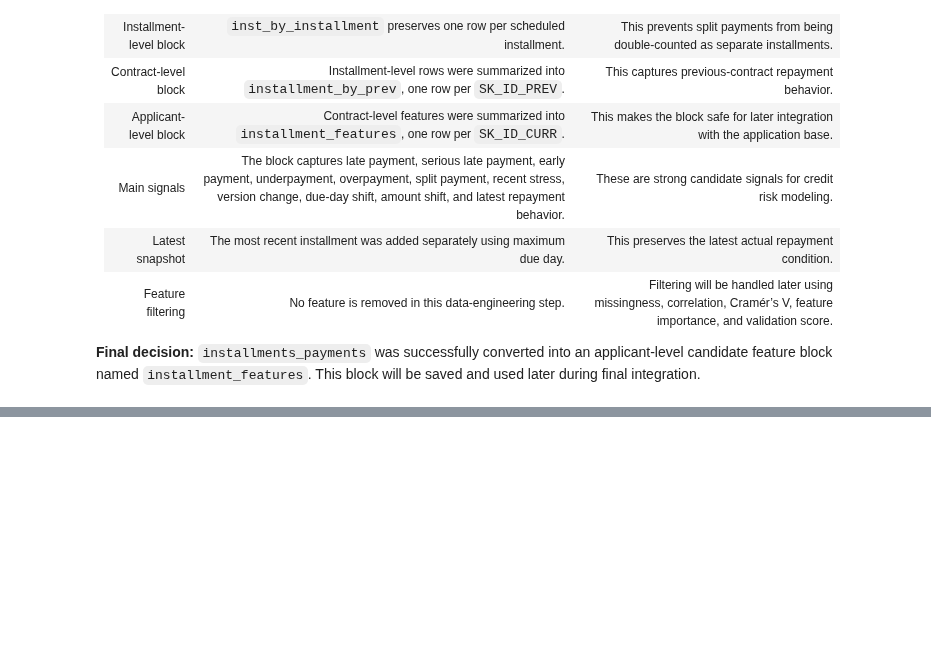
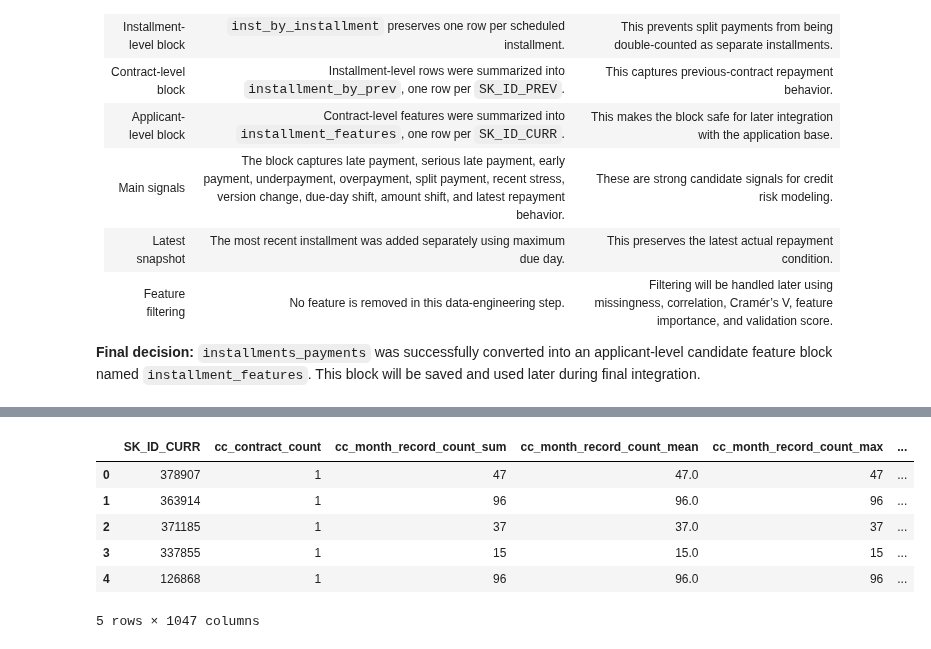
Before and after one commit to kawsar07ahmmed0712-rgb/Credit_Default_Risk, a Jupyter notebook: Notebook/1.Data_Integration.ipynb, the cells around one changed output, grey strips where cells are left out. Drawn from its saved outputs; the diff is of its cells as text; code cells hidden in the pictures; blank space fills up the shorter version.

```diff
--- a/Notebook/1.Data_Integration.ipynb
+++ b/Notebook/1.Data_Integration.ipynb
@@ -4729,0 +5746,79 @@ installment_features
+# %%
+# 2.5.6 Latest credit card monthly snapshot by applicant
+
+latest_cc_by_applicant = (
+    cc.sort_values(
+        ["SK_ID_CURR", "MONTHS_BALANCE", "AMT_BALANCE", "SK_ID_PREV"],
+        ascending=[True, False, False, True]
+    )
+    .drop_duplicates("SK_ID_CURR")
+    .reset_index(drop=True)
+)
+
+latest_cc_features = latest_cc_by_applicant[["SK_ID_CURR"]].copy()
+
+latest_cc_feature_map = {
+    "MONTHS_BALANCE": "cc_latest_months_balance",
+    "cc_status_active": "cc_latest_status_active_flag",
+    "cc_status_completed": "cc_latest_status_completed_flag",
+    "cc_status_signed": "cc_latest_status_signed_flag",
+    "cc_status_demand": "cc_latest_status_demand_flag",
+    "cc_status_refused": "cc_latest_status_refused_flag",
+    "cc_status_approved": "cc_latest_status_approved_flag",
+    "cc_status_canceled": "cc_latest_status_canceled_flag",
+    "AMT_BALANCE": "cc_latest_balance",
+    "AMT_CREDIT_LIMIT_ACTUAL": "cc_latest_credit_limit",
+    "cc_credit_utilization": "cc_latest_credit_utilization",
+    "cc_credit_utilization_capped": "cc_latest_credit_utilization_capped",
+    "AMT_TOTAL_RECEIVABLE": "cc_latest_total_receivable",
+    "AMT_RECEIVABLE_PRINCIPAL": "cc_latest_principal_receivable",
+    "AMT_RECIVABLE": "cc_latest_recivable",
+    "cc_total_receivable_to_limit": "cc_latest_total_receivable_to_limit",
+    "AMT_PAYMENT_CURRENT": "cc_latest_payment_current",
+    "AMT_PAYMENT_TOTAL_CURRENT": "cc_latest_payment_total",
+    "AMT_INST_MIN_REGULARITY": "cc_latest_min_instalment",
+    "cc_payment_to_balance_ratio": "cc_latest_payment_to_balance_ratio",
+    "cc_payment_to_min_inst_ratio": "cc_latest_payment_to_min_inst_ratio",
+    "cc_payment_less_than_min_instalment": "cc_latest_payment_less_than_min_flag",
+    "cc_no_payment_with_balance": "cc_latest_no_payment_with_balance_flag",
+    "AMT_DRAWINGS_CURRENT": "cc_latest_drawing_amount",
+    "CNT_DRAWINGS_CURRENT": "cc_latest_drawing_count",
+    "cc_has_drawing": "cc_latest_has_drawing_flag",
+    "cc_has_atm_drawing": "cc_latest_has_atm_drawing_flag",
+    "cc_has_pos_drawing": "cc_latest_has_pos_drawing_flag",
+    "cc_atm_drawing_share": "cc_latest_atm_drawing_share",
+    "cc_pos_drawing_share": "cc_latest_pos_drawing_share",
+    "SK_DPD": "cc_latest_dpd",
+    "SK_DPD_DEF": "cc_latest_dpd_def",
+    "cc_has_dpd": "cc_latest_has_dpd",
+    "cc_has_dpd_def": "cc_latest_has_dpd_def",
+    "cc_dpd_30plus": "cc_latest_dpd_30plus_flag",
+    "cc_dpd_60plus": "cc_latest_dpd_60plus_flag",
+    "cc_dpd_90plus": "cc_latest_dpd_90plus_flag",
+    "cc_high_utilization_80plus": "cc_latest_high_utilization_80plus_flag",
+    "cc_high_utilization_100plus": "cc_latest_high_utilization_100plus_flag",
+    "cc_over_limit_flag": "cc_latest_over_limit_flag",
+    "cc_invalid_credit_limit": "cc_latest_invalid_credit_limit_flag",
+}
+
+for source_col, new_col in latest_cc_feature_map.items():
+    if source_col in latest_cc_by_applicant.columns:
+        latest_cc_features[new_col] = latest_cc_by_applicant[source_col]
+
+credit_card_features = credit_card_features.merge(
+    latest_cc_features,
+    on="SK_ID_CURR",
+    how="left"
+)
+
+credit_card_features = credit_card_features.replace([np.inf, -np.inf], np.nan)
+
+credit_card_features.head()
+# %% [output]
+|  | SK_ID_CURR | cc_contract_count | cc_month_record_count_sum | cc_month_record_count_mean | cc_month_record_count_max | ... |
+| 0 | 378907 | 1 | 47 | 47.0 | 47 | ... |
+| 1 | 363914 | 1 | 96 | 96.0 | 96 | ... |
+| 2 | 371185 | 1 | 37 | 37.0 | 37 | ... |
+| 3 | 337855 | 1 | 15 | 15.0 | 15 | ... |
+| 4 | 126868 | 1 | 96 | 96.0 | 96 | ... |
+5 rows × 1047 columns
```
Also changed, not shown: parts of 21 cells of this notebook.
